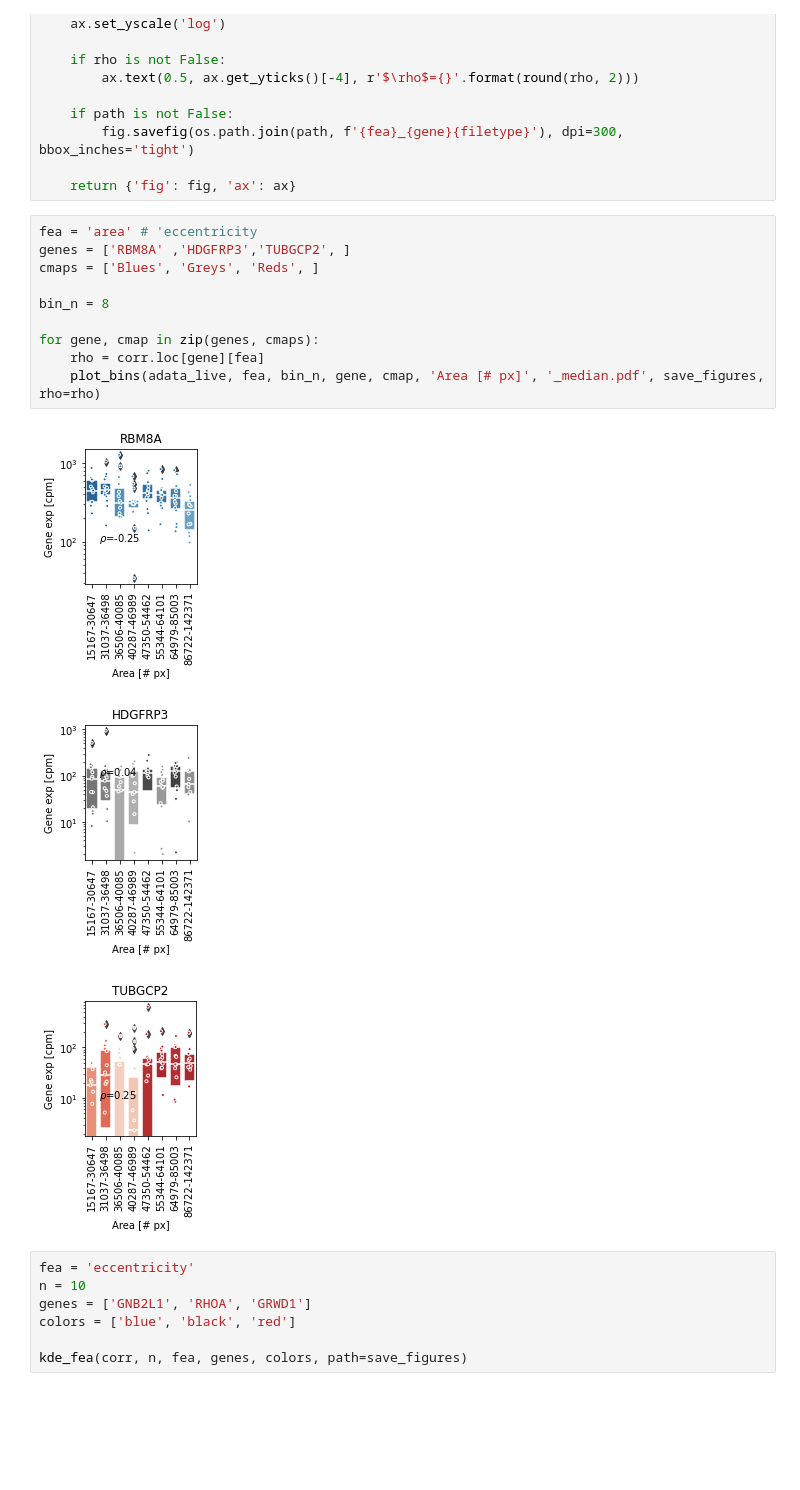
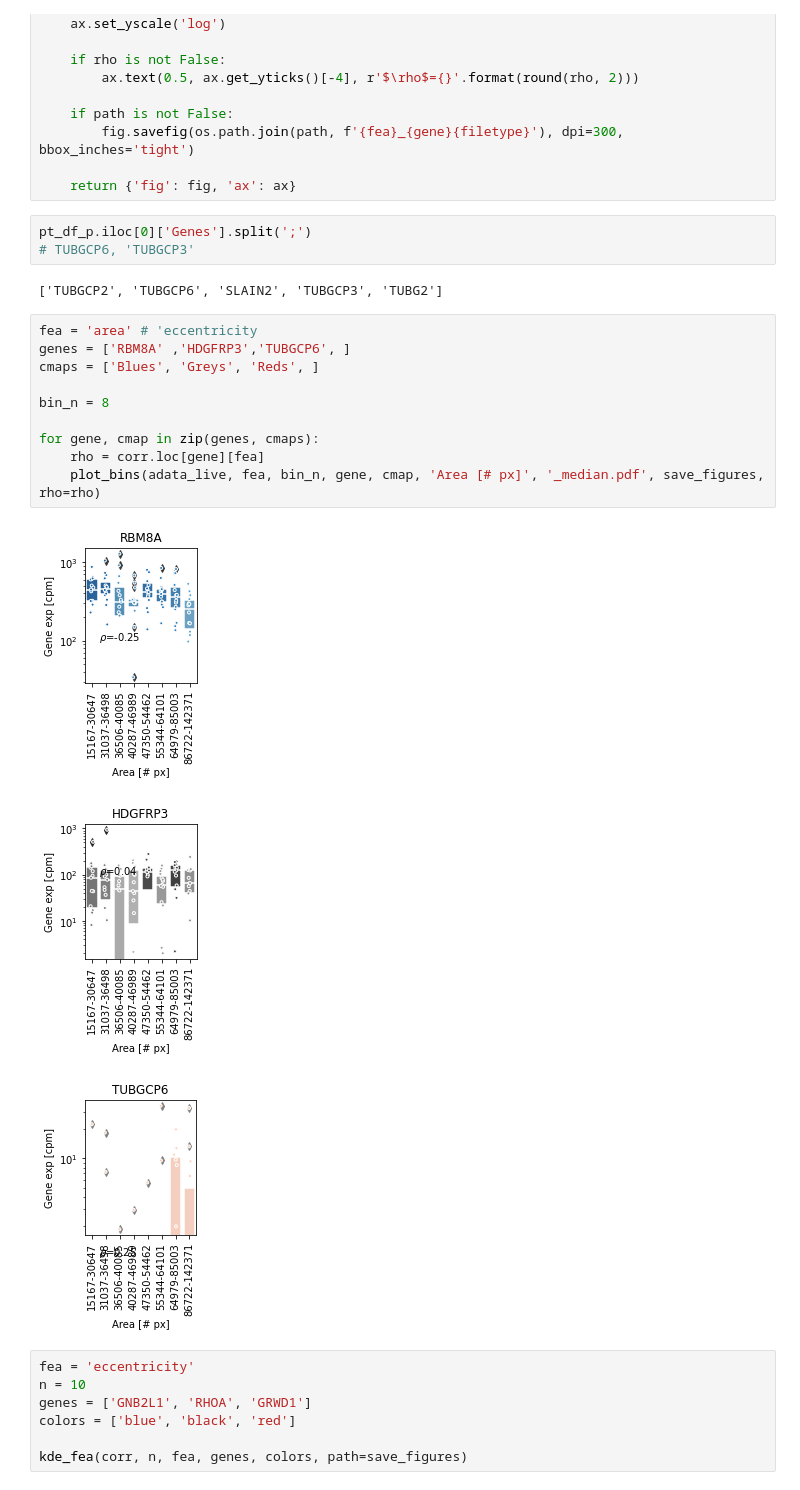
Before and after one commit to echosun77/echosun77-MCF7_hyperspectral_imaging_sequencing, a Jupyter notebook: figures/new_batches/figure3/feature_kdes.ipynb, the cells around one changed output. Cells and saved outputs as stored; diff of their text form; blank space fills up the shorter version.

```diff
--- a/figures/new_batches/figure3/feature_kdes.ipynb
+++ b/figures/new_batches/figure3/feature_kdes.ipynb
@@ -245,20 +266,25 @@ def plot_bins(adata, fea, bin_n, gene, cmap, xlabel, filetype, path=False, rho=F
         fig.savefig(os.path.join(path, f'{fea}_{gene}{filetype}'), dpi=300, bbox_inches='tight')
 
     return {'fig': fig, 'ax': ax}
+# %%
+pt_df_p.iloc[0]['Genes'].split(';')
+# TUBGCP6, 'TUBGCP3'
+# %% [output]
+['TUBGCP2', 'TUBGCP6', 'SLAIN2', 'TUBGCP3', 'TUBG2']
 # %%
 fea = 'area' # 'eccentricity
-genes = ['RBM8A' ,'HDGFRP3','TUBGCP2', ]
+genes = ['RBM8A' ,'HDGFRP3','TUBGCP6', ]
 cmaps = ['Blues', 'Greys', 'Reds', ]
 
 bin_n = 8
 
 for gene, cmap in zip(genes, cmaps):
     rho = corr.loc[gene][fea]
     plot_bins(adata_live, fea, bin_n, gene, cmap, 'Area [# px]', '_median.pdf', save_figures, rho=rho)
 # %% [output]
 [figure]
 [figure]
-[figure, old version]
+[figure, new version]
 # %%
 fea = 'eccentricity'
 n = 10
```
Also changed, not shown: parts of 11 cells of this notebook, 8 other files.
